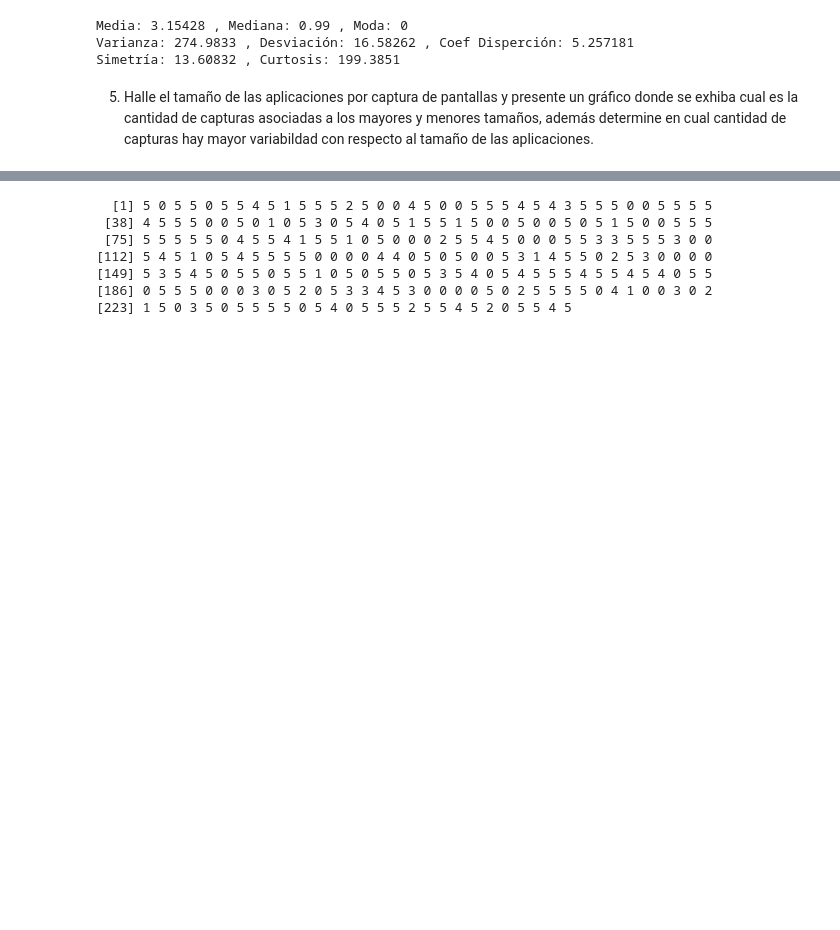
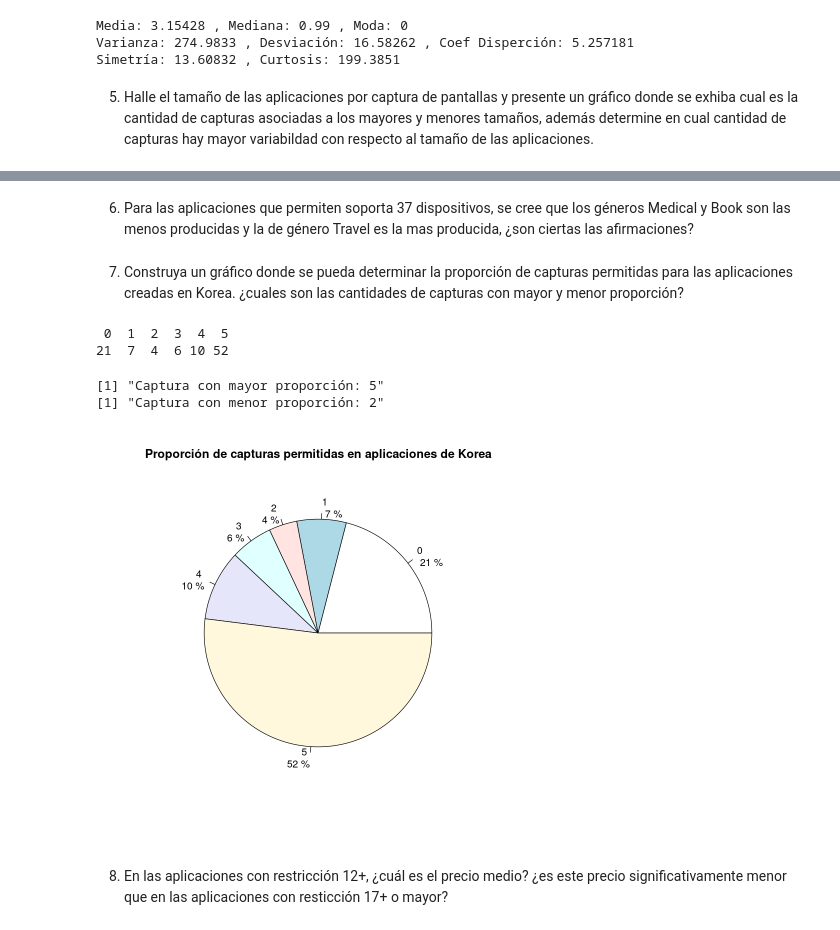
Before and after one commit to isaacmgz/Notas_Universidad, a Jupyter notebook: Clases/Probabilidad y Colas/Trabajo_1.ipynb, the cells around one changed output, grey strips where cells are left out. Drawn from its saved outputs; the diff is of its cells as text; code cells hidden in the pictures; blank space fills up the shorter version.

```diff
--- a/Clases/Probabilidad y Colas/Trabajo_1.ipynb
+++ b/Clases/Probabilidad y Colas/Trabajo_1.ipynb
@@ -202,10 +212,34 @@ boxplot(datos$`tamaño_bytes` ~ datos$capt_pantalla,
-# %%
-datos$capt_pantalla
-# %% [output]
-  [1] 5 0 5 5 0 5 5 4 5 1 5 5 5 2 5 0 0 4 5 0 0 5 5 5 4 5 4 3 5 5 5 0 0 5 5 5 5
- [38] 4 5 5 5 0 0 5 0 1 0 5 3 0 5 4 0 5 1 5 5 1 5 0 0 5 0 0 5 0 5 1 5 0 0 5 5 5
- [75] 5 5 5 5 5 0 4 5 5 4 1 5 5 1 0 5 0 0 0 2 5 5 4 5 0 0 0 5 5 3 3 5 5 5 3 0 0
-[112] 5 4 5 1 0 5 4 5 5 5 5 0 0 0 0 4 4 0 5 0 5 0 0 5 3 1 4 5 5 0 2 5 3 0 0 0 0
-[149] 5 3 5 4 5 0 5 5 0 5 5 1 0 5 0 5 5 0 5 3 5 4 0 5 4 5 5 5 4 5 5 4 5 4 0 5 5
-[186] 0 5 5 5 0 0 0 3 0 5 2 0 5 3 3 4 5 3 0 0 0 0 5 0 2 5 5 5 5 0 4 1 0 0 3 0 2
-[223] 1 5 0 3 5 0 5 5 5 5 0 5 4 0 5 5 5 2 5 5 4 5 2 0 5 5 4 5
+# %% [markdown]
+6. Para las aplicaciones que permiten soporta 37 dispositivos, se cree que los géneros Medical y Book
+son las menos producidas y la de género Travel es la mas producida, ¿son ciertas las afirmaciones?
+# %% [markdown]
+7. Construya un gráfico donde se pueda determinar la proporción de capturas permitidas para las
+aplicaciones creadas en Korea. ¿cuales son las cantidades de capturas con mayor y menor proporción?
+# %%
+dat_korea <- datos[datos$`Paises` == 'Korea',]
+
+tabla_cap <- table(dat_korea$capt_pantalla)
+tabla_cap
+
+porcentajes <- prop.table(tabla_cap) * 100
+
+# Crear el gráfico de pastel
+pie(tabla_cap,
+    labels = paste(names(tabla_cap), "\n", round(porcentajes, 1), "%"),
+    main = "Proporción de capturas permitidas en aplicaciones de Korea")
+
+# Para encontrar las cantidades con mayor y menor proporción
+max_prop <- names(which.max(tabla_cap))
+min_prop <- names(which.min(tabla_cap))
+
+print(paste("Captura con mayor proporción:", max_prop))
+print(paste("Captura con menor proporción:", min_prop))
+# %% [output]
+ 0  1  2  3  4  5
+21  7  4  6 10 52
+[1] "Captura con mayor proporción: 5"
+[1] "Captura con menor proporción: 2"
+[figure, added]
+# %% [markdown]
+8. En las aplicaciones con restricción 12+, ¿cuál es el precio medio? ¿es este precio significativamente
+menor que en las aplicaciones con resticción 17+ o mayor?
```
Also changed, not shown: parts of 6 cells of this notebook.
